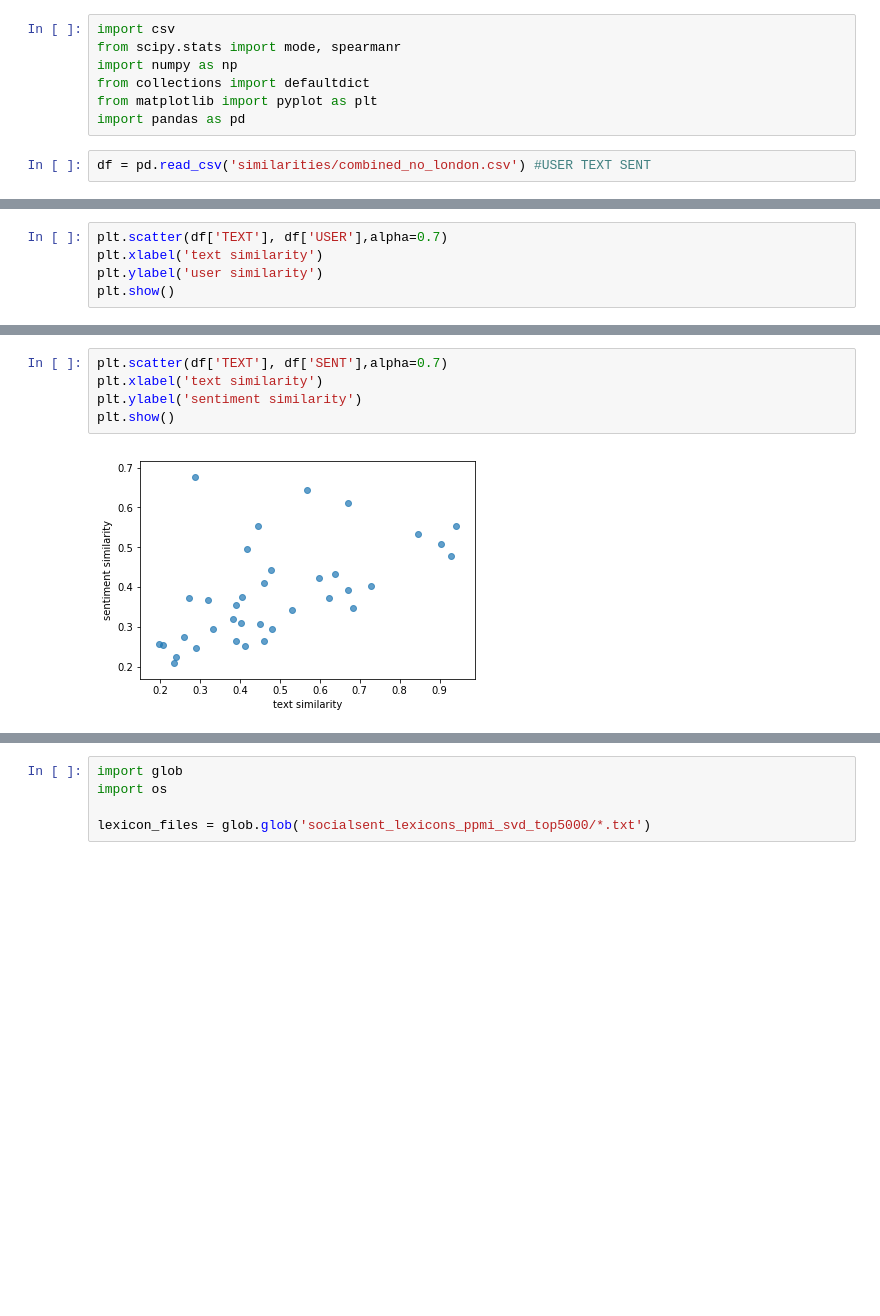
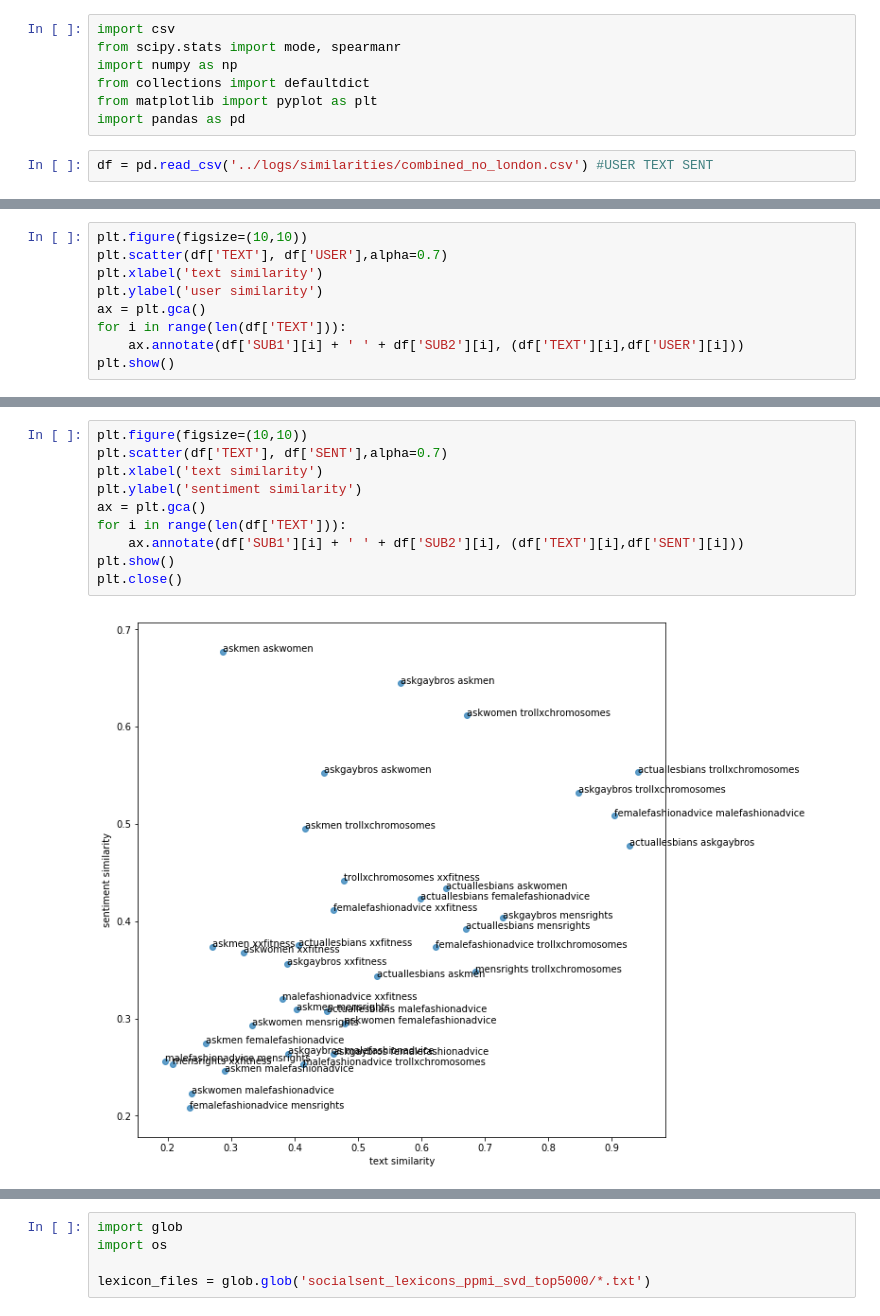
Before and after one commit to lucy3/reddit-sent, a Jupyter notebook: code/plot_sim_correlations.ipynb, the cells around one changed output, grey strips where cells are left out. Drawn from its saved outputs; the diff is of its cells as text; blank space fills up the shorter version.

```diff
--- a/code/plot_sim_correlations.ipynb
+++ b/code/plot_sim_correlations.ipynb
@@ -6,7 +6,7 @@ from collections import defaultdict
 from matplotlib import pyplot as plt
 import pandas as pd
 # %%
-df = pd.read_csv('similarities/combined_no_london.csv') #USER TEXT SENT
+df = pd.read_csv('../logs/similarities/combined_no_london.csv') #USER TEXT SENT
 # %%
 #Text User
 print "TEXT vs USER"
@@ -25,6 +25,10 @@ SpearmanrResult(correlation=0.4517374517374517, pvalue=0.005680202061046634)
 # %%
+plt.figure(figsize=(10,10))
 plt.scatter(df['TEXT'], df['USER'],alpha=0.7)
 plt.xlabel('text similarity')
 plt.ylabel('user similarity')
+ax = plt.gca()
+for i in range(len(df['TEXT'])):
+    ax.annotate(df['SUB1'][i] + ' ' + df['SUB2'][i], (df['TEXT'][i],df['USER'][i]))
 plt.show()
 # %% [output]
@@ -32,8 +36,13 @@ plt.show()
 # %%
+plt.figure(figsize=(10,10))
 plt.scatter(df['TEXT'], df['SENT'],alpha=0.7)
 plt.xlabel('text similarity')
 plt.ylabel('sentiment similarity')
+ax = plt.gca()
+for i in range(len(df['TEXT'])):
+    ax.annotate(df['SUB1'][i] + ' ' + df['SUB2'][i], (df['TEXT'][i],df['SENT'][i]))
 plt.show()
+plt.close()
 # %% [output]
-[figure, old version]
+[figure, new version]
 # %%
```
Also changed, not shown: parts of 3 cells of this notebook.
